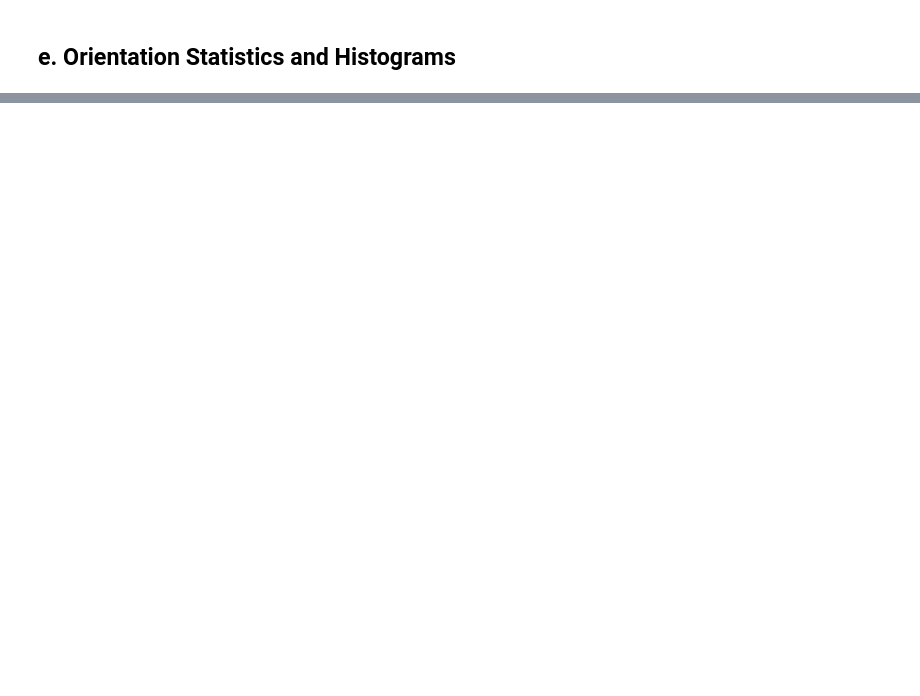
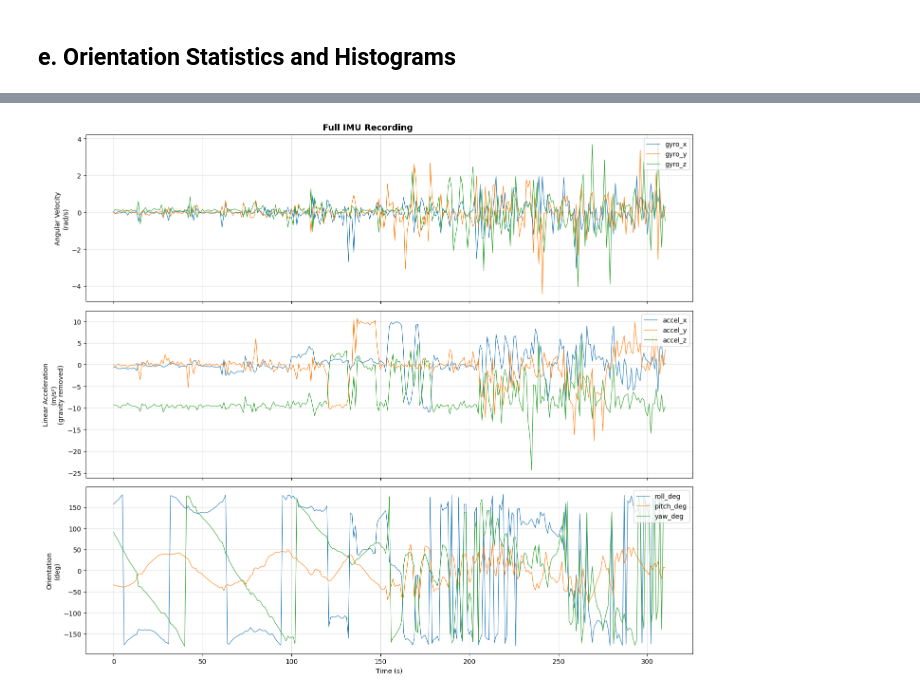
Before and after one commit to ramirez-adr/EECE5554, a Jupyter notebook: LAB3/src/analysis/analysis.ipynb, the cells around one changed output, grey strips where cells are left out. Drawn from its saved outputs; the diff is of its cells as text; code cells hidden in the pictures; blank space fills up the shorter version.

```diff
--- a/LAB3/src/analysis/analysis.ipynb
+++ b/LAB3/src/analysis/analysis.ipynb
@@ -219,0 +234,48 @@ plt.show()
+# %%
+def plot_full_grouped(df, plots=("gyro", "accel", "orientation"), title="Full IMU Recording"):
+
+    plot_config = {
+        "gyro": {
+            "columns": ["gyro_x", "gyro_y", "gyro_z"],
+            "ylabel": "Angular Velocity\n(rad/s)",
+        },
+        "accel": {
+            "columns": ["accel_x", "accel_y", "accel_z"],
+            "ylabel": "Linear Acceleration\n(m/s²)\n(gravity removed)",
+        },
+        "orientation": {
+            "columns": ["roll_deg", "pitch_deg", "yaw_deg"],
+            "ylabel": "Orientation\n(deg)",
+        },
+    }
+
+    # Filter to only valid, requested plots (preserving order)
+    selected = [p for p in plots if p in plot_config]
+
+    if not selected:
+        raise ValueError(f"No valid plots selected. Choose from: {list(plot_config.keys())}")
+
+    fig, axes = plt.subplots(len(selected), 1, figsize=(14, 4 * len(selected)), sharex=True)
+
+    # Ensure axes is always iterable (edge case: only 1 subplot)
+    if len(selected) == 1:
+        axes = [axes]
+
+    for ax, plot_name in zip(axes, selected):
+        config = plot_config[plot_name]
+        for col in config["columns"]:
+            ax.plot(df["time_s"], df[col], linewidth=0.8, label=col)
+        ax.set_ylabel(config["ylabel"])
+        ax.legend(loc="upper right")
+        ax.grid(True, alpha=0.4)
+
+    axes[-1].set_xlabel("Time (s)")
+    fig.suptitle(title, fontsize=13, fontweight="bold")
+    plt.tight_layout()
+    plt.show()
+
+
+# Usage examples
+plot_full_grouped(df)
+# %% [output]
+[figure, added]
```
Also changed, not shown: parts of 13 cells of this notebook, 20 other files.
